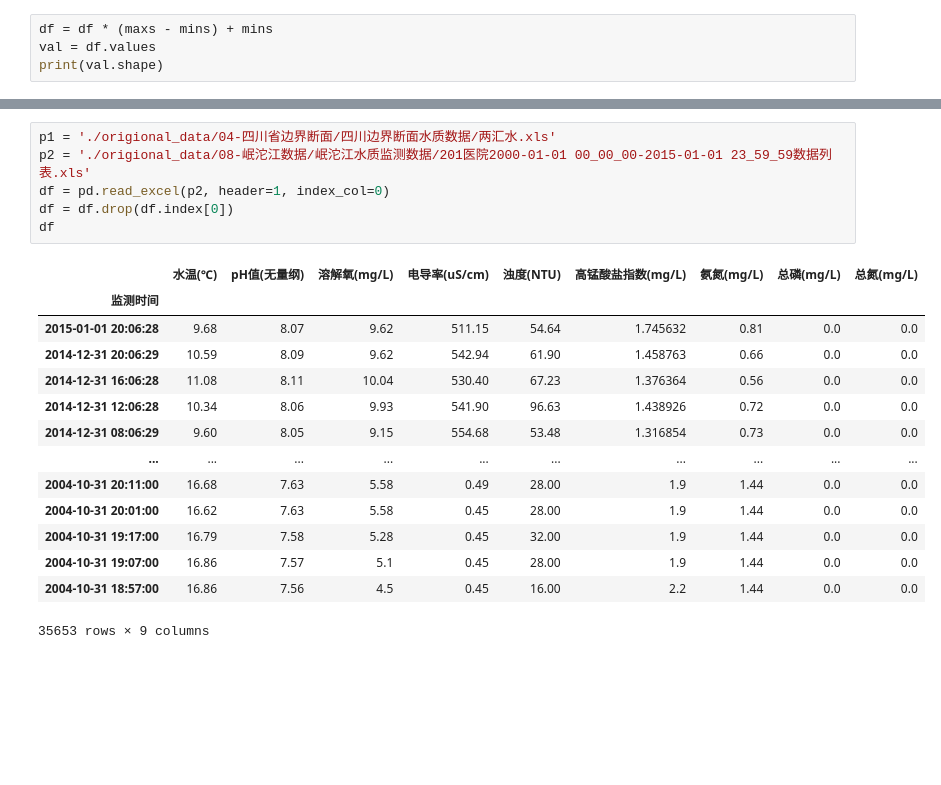
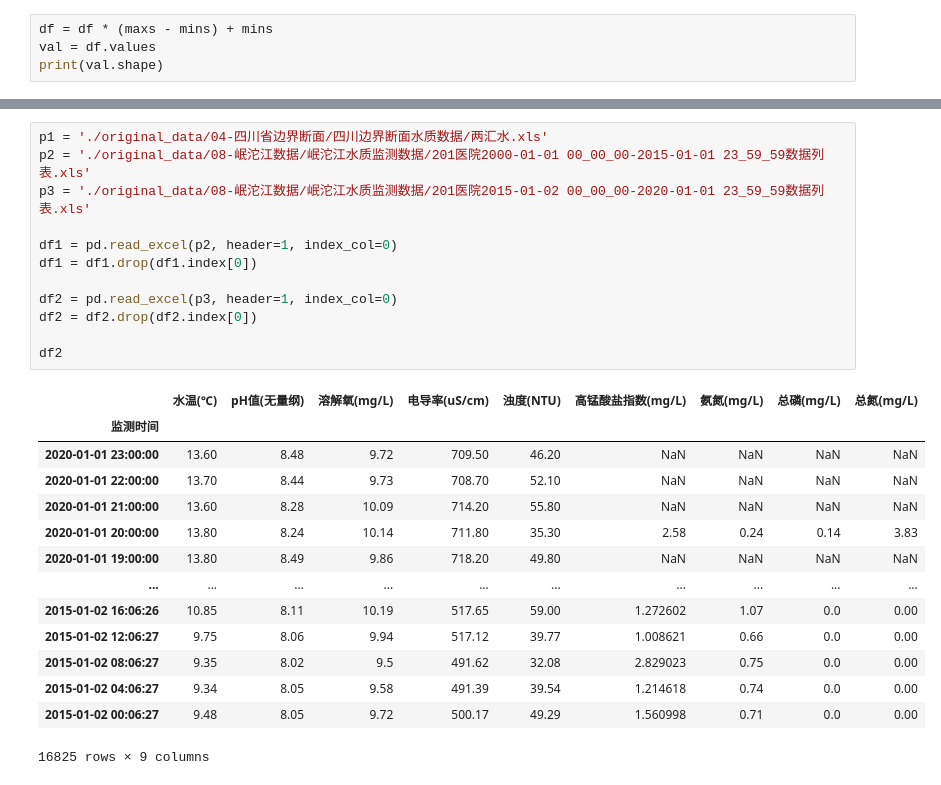
Before and after one commit to dljjqy/UnderWater, a Jupyter notebook: test.ipynb, the cells around one changed output, grey strips where cells are left out. Drawn from its saved outputs; the diff is of its cells as text; blank space fills up the shorter version.

```diff
--- a/test.ipynb
+++ b/test.ipynb
@@ -245,21 +204,27 @@ KeyError: 'a'
 # %%
-p1 = './origional_data/04-四川省边界断面/四川边界断面水质数据/两汇水.xls'
-p2 = './origional_data/08-岷沱江数据/岷沱江水质监测数据/201医院2000-01-01 00_00_00-2015-01-01 23_59_59数据列表.xls'
-df = pd.read_excel(p2, header=1, index_col=0)
-df = df.drop(df.index[0])
-df
+p1 = './original_data/04-四川省边界断面/四川边界断面水质数据/两汇水.xls'
+p2 = './original_data/08-岷沱江数据/岷沱江水质监测数据/201医院2000-01-01 00_00_00-2015-01-01 23_59_59数据列表.xls'
+p3 = './original_data/08-岷沱江数据/岷沱江水质监测数据/201医院2015-01-02 00_00_00-2020-01-01 23_59_59数据列表.xls'
+
+df1 = pd.read_excel(p2, header=1, index_col=0)
+df1 = df1.drop(df1.index[0])
+
+df2 = pd.read_excel(p3, header=1, index_col=0)
+df2 = df2.drop(df2.index[0])
+
+df2
 # %% [output]
 |  | 水温(℃) | pH值(无量纲) | 溶解氧(mg/L) | 电导率(uS/cm) | 浊度(NTU) | 高锰酸盐指数(mg/L) | 氨氮(mg/L) | 总磷(mg/L) | 总氮(mg/L) |
 | 监测时间 |  |  |  |  |  |  |  |  |  |
-| 2015-01-01 20:06:28 | 9.68 | 8.07 | 9.62 | 511.15 | 54.64 | 1.745632 | 0.81 | 0.0 | 0.0 |
-| 2014-12-31 20:06:29 | 10.59 | 8.09 | 9.62 | 542.94 | 61.90 | 1.458763 | 0.66 | 0.0 | 0.0 |
-| 2014-12-31 16:06:28 | 11.08 | 8.11 | 10.04 | 530.40 | 67.23 | 1.376364 | 0.56 | 0.0 | 0.0 |
-| 2014-12-31 12:06:28 | 10.34 | 8.06 | 9.93 | 541.90 | 96.63 | 1.438926 | 0.72 | 0.0 | 0.0 |
-| 2014-12-31 08:06:29 | 9.60 | 8.05 | 9.15 | 554.68 | 53.48 | 1.316854 | 0.73 | 0.0 | 0.0 |
+| 2020-01-01 23:00:00 | 13.60 | 8.48 | 9.72 | 709.50 | 46.20 | NaN | NaN | NaN | NaN |
+| 2020-01-01 22:00:00 | 13.70 | 8.44 | 9.73 | 708.70 | 52.10 | NaN | NaN | NaN | NaN |
+| 2020-01-01 21:00:00 | 13.60 | 8.28 | 10.09 | 714.20 | 55.80 | NaN | NaN | NaN | NaN |
+| 2020-01-01 20:00:00 | 13.80 | 8.24 | 10.14 | 711.80 | 35.30 | 2.58 | 0.24 | 0.14 | 3.83 |
+| 2020-01-01 19:00:00 | 13.80 | 8.49 | 9.86 | 718.20 | 49.80 | NaN | NaN | NaN | NaN |
 | ... | ... | ... | ... | ... | ... | ... | ... | ... | ... |
-| 2004-10-31 20:11:00 | 16.68 | 7.63 | 5.58 | 0.49 | 28.00 | 1.9 | 1.44 | 0.0 | 0.0 |
-| 2004-10-31 20:01:00 | 16.62 | 7.63 | 5.58 | 0.45 | 28.00 | 1.9 | 1.44 | 0.0 | 0.0 |
-| 2004-10-31 19:17:00 | 16.79 | 7.58 | 5.28 | 0.45 | 32.00 | 1.9 | 1.44 | 0.0 | 0.0 |
-| 2004-10-31 19:07:00 | 16.86 | 7.57 | 5.1 | 0.45 | 28.00 | 1.9 | 1.44 | 0.0 | 0.0 |
-| 2004-10-31 18:57:00 | 16.86 | 7.56 | 4.5 | 0.45 | 16.00 | 2.2 | 1.44 | 0.0 | 0.0 |
+| 2015-01-02 16:06:26 | 10.85 | 8.11 | 10.19 | 517.65 | 59.00 | 1.272602 | 1.07 | 0.0 | 0.00 |
+| 2015-01-02 12:06:27 | 9.75 | 8.06 | 9.94 | 517.12 | 39.77 | 1.008621 | 0.66 | 0.0 | 0.00 |
+| 2015-01-02 08:06:27 | 9.35 | 8.02 | 9.5 | 491.62 | 32.08 | 2.829023 | 0.75 | 0.0 | 0.00 |
+| 2015-01-02 04:06:27 | 9.34 | 8.05 | 9.58 | 491.39 | 39.54 | 1.214618 | 0.74 | 0.0 | 0.00 |
+| 2015-01-02 00:06:27 | 9.48 | 8.05 | 9.72 | 500.17 | 49.29 | 1.560998 | 0.71 | 0.0 | 0.00 |
-35653 rows × 9 columns
+16825 rows × 9 columns
```
Also changed, not shown: parts of 15 cells of this notebook, 1 other file.
